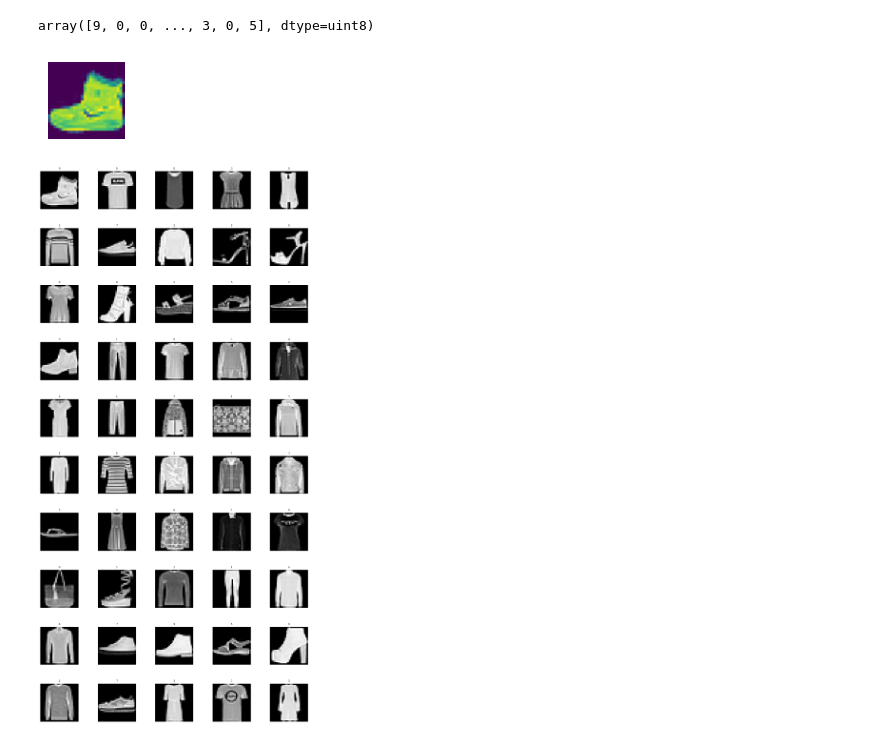
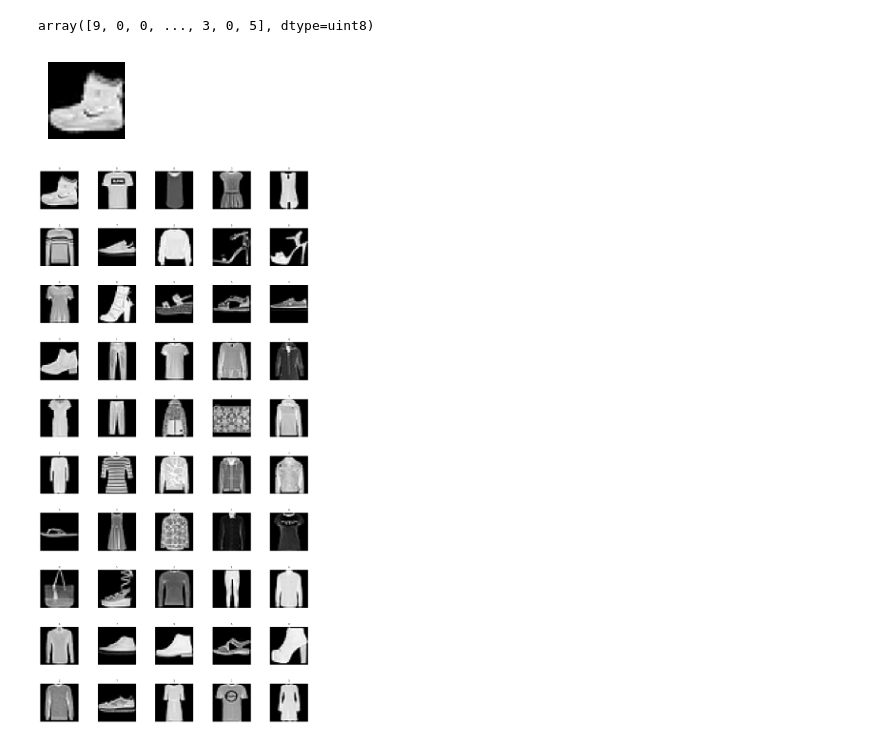
Before and after one commit to AndiLinUnab/Prendas, a Jupyter notebook: introduccion keras.ipynb, the cells around one changed output. Drawn from its saved outputs; the diff is of its cells as text; code cells hidden in the pictures.

```diff
--- a/introduccion keras.ipynb
+++ b/introduccion keras.ipynb
@@ -71,11 +71,11 @@ train_labels
 array([9, 0, 0, ..., 3, 0, 5], dtype=uint8)
 # %%
 plt.figure(figsize=(1, 1))
-plt.imshow(train_images[0])
+plt.imshow(train_images[0], cmap='gray')
 plt.axis('off')
 plt.show()
 # %% [output]
-[figure, old version]
+[figure, new version]
 # %%
 fig, axes = plt.subplots(10, 5, figsize=(15, 30))
 for i, ax in enumerate(axes.flat):
```
Also changed, not shown: parts of 9 cells of this notebook, 2 other files.
